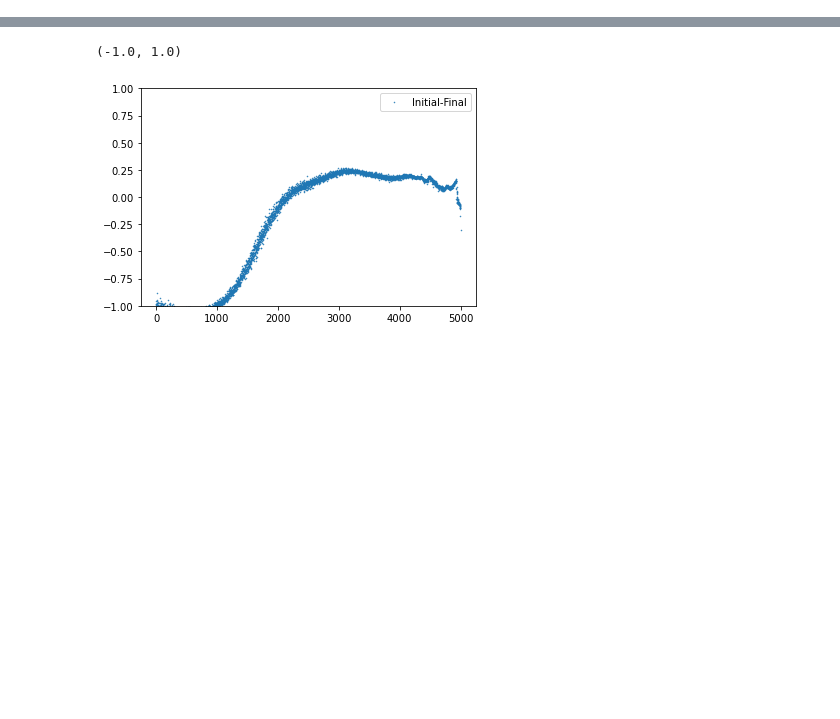
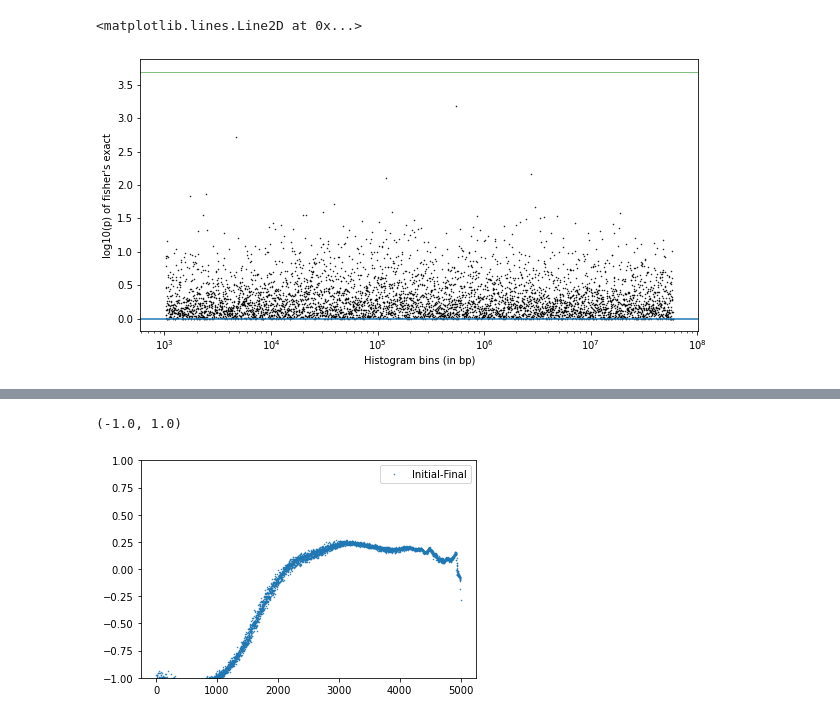
Before and after one commit to regevs/matrix_shuffle, a Jupyter notebook: notebooks/20210509_fresh_check.ipynb, the cells around one changed output, grey strips where cells are left out. Cells and saved outputs as stored; diff of their text form; code cells hidden in the pictures; blank space fills up the shorter version.

```diff
--- a/notebooks/20210509_fresh_check.ipynb
+++ b/notebooks/20210509_fresh_check.ipynb
@@ -25,7 +31,7 @@ except:
     pass
 # %%
 pts = pd.read_csv(
-    os.path.join(output_path, "output.8000000000"),
+    os.path.join(output_path, "output.10000000000"),
     sep="\s+", header=None)
 
 hp = np.histogram(np.diff(pts, axis=1), bins=target_hist.value)[0]
@@ -58,0 +65,12 @@ Text(0, 0.5, '#')
+# %%
+ps = np.array([mlog10Test1t(x, hp.sum()-x, y, hp.sum()-y) for x,y in zip(tqdm.notebook.tqdm(target_hist.p[1:-1]), hp[1:])])
+plt.figure(figsize=(10,5))
+plt.plot(target_hist.value[1:-1], ps, 'k.', ms=1)
+plt.axhline(0)
+plt.xscale("log")
+plt.xlabel("Histogram bins (in bp)")
+plt.ylabel("log10(p) of fisher's exact")
+plt.axhline(np.log10(len(target_hist.p)), c='g', lw=0.5)
+# %% [output]
+<matplotlib.lines.Line2D at 0x...>
+[figure, added]
```
Also changed, not shown: parts of 19 cells of this notebook, 5 other files.
